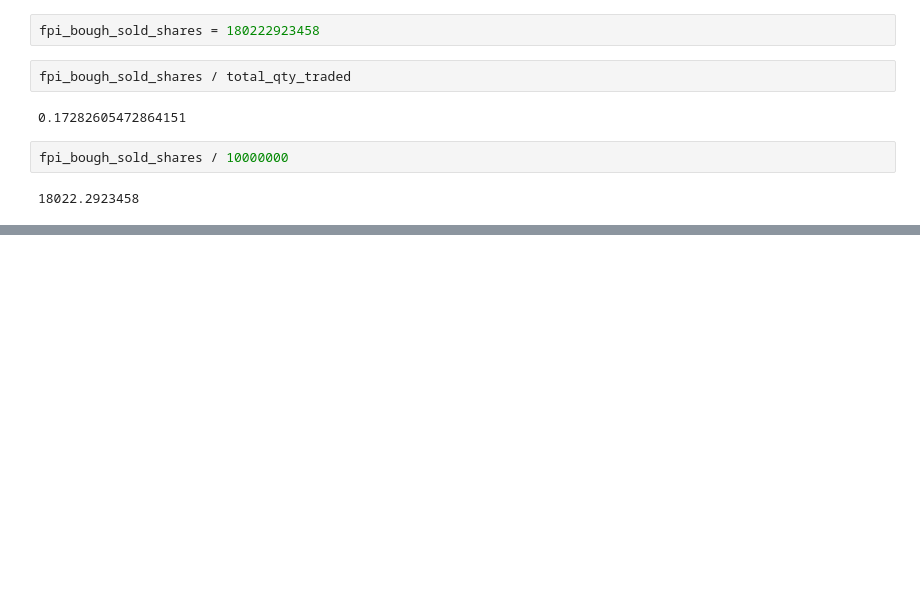
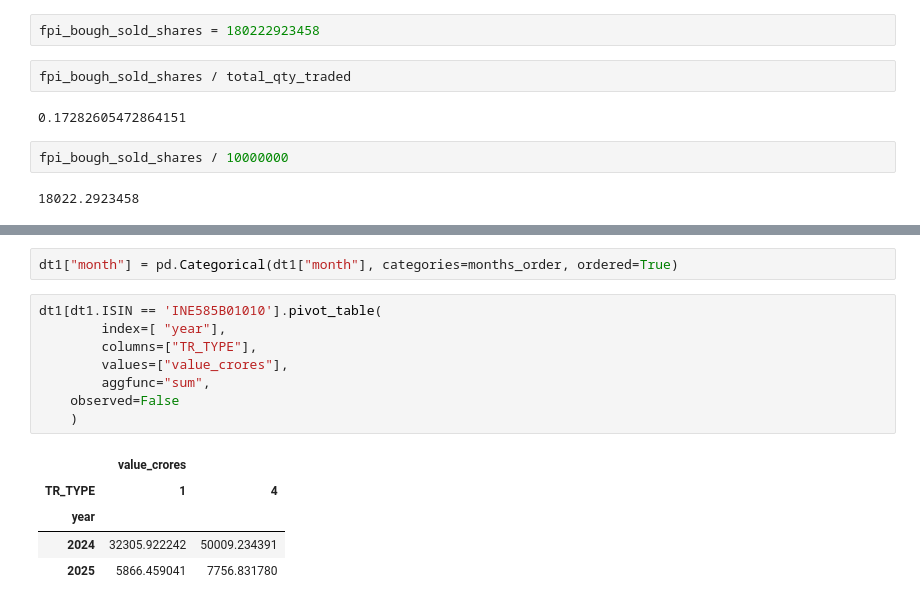
Before and after one commit to shettysandeep/nsdl-fpi, a Jupyter notebook: nsdl_data.ipynb, the cells around one changed output, grey strips where cells are left out. Saved outputs shown, nothing was run; the diff lists cells and outputs as text; blank space fills up the shorter version.

```diff
--- a/nsdl_data.ipynb
+++ b/nsdl_data.ipynb
@@ -269,0 +400,16 @@ dt1.head()
+# %%
+dt1["month"] = pd.Categorical(dt1["month"], categories=months_order, ordered=True)
+# %%
+dt1[dt1.ISIN == 'INE585B01010'].pivot_table(
+        index=[ "year"],
+        columns=["TR_TYPE"],
+        values=["value_crores"],
+        aggfunc="sum",
+    observed=False
+    )
+# %% [output]
+|  | value_crores |  |
+| TR_TYPE | 1 | 4 |
+| year |  |  |
+| 2024 | 32305.922242 | 50009.234391 |
+| 2025 | 5866.459041 | 7756.831780 |
```
Also changed, not shown: parts of 27 cells of this notebook, 1 other file.
